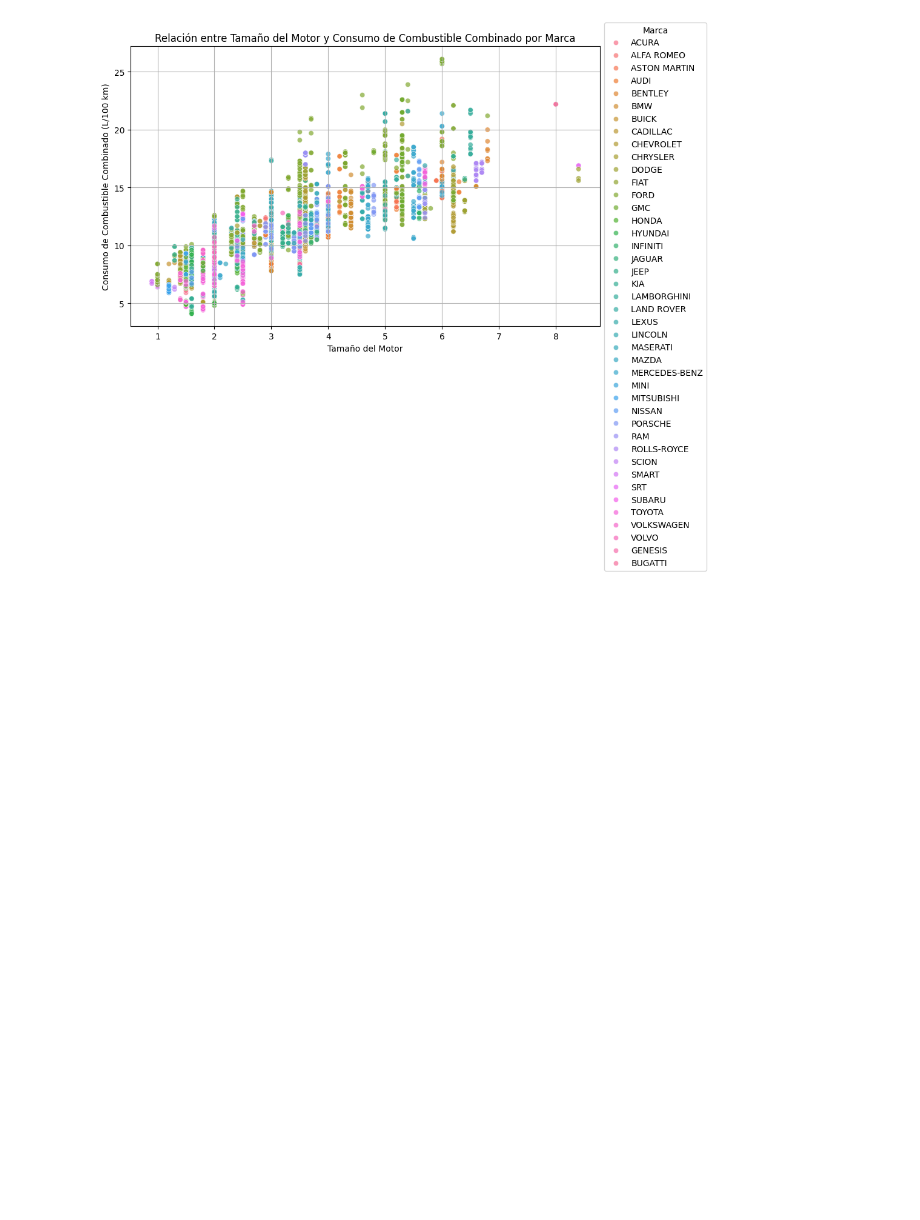
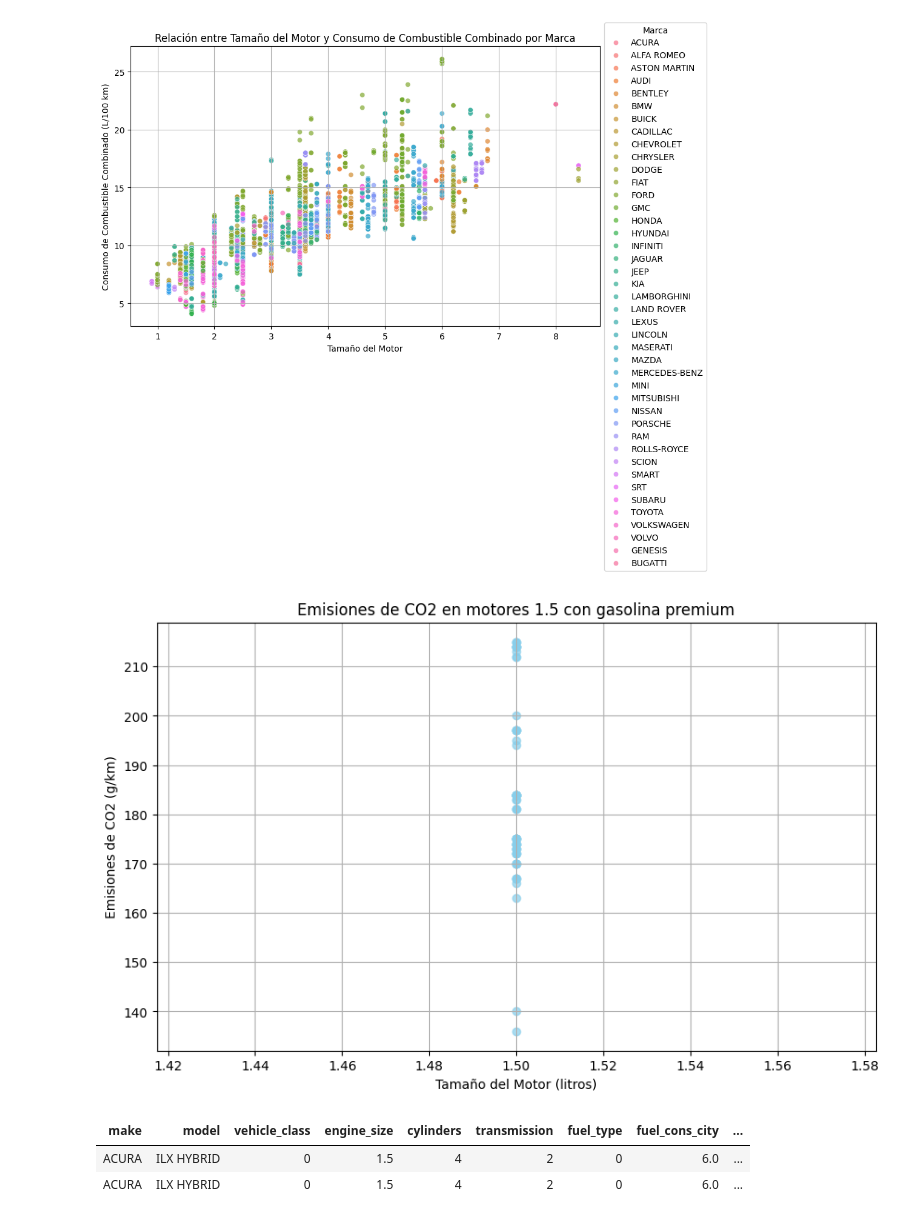
Before and after one commit to ivanortiz1/Trabajo-Final-EDA, a Jupyter notebook: eda.ipynb, the cells around one changed output. Drawn from its saved outputs; the diff is of its cells as text; code cells hidden in the pictures; blank space fills up the shorter version.

```diff
--- a/eda.ipynb
+++ b/eda.ipynb
@@ -458,3 +488,32 @@ plt.grid(True)
 plt.show()
 # %% [output]
 [figure]
+# %%
+import matplotlib.pyplot as plt
+
+# Filtrar los registros con un tamaño de motor de 2.0 litros y fuel_type igual a 0
+df_filtered = df[(df['engine_size'] == 1.5) & (df['fuel_type'] == 0)]
+
+# Obtener las emisiones de CO2 y el tamaño del motor
+co2_values = df_filtered['co2']
+engine_size_values = df_filtered['engine_size']
+
+# Graficar el diagrama de dispersión
+plt.figure(figsize=(10, 6))
+plt.scatter(engine_size_values, co2_values, color='skyblue', alpha=0.7)
+plt.xlabel('Tamaño del Motor (litros)')
+plt.ylabel('Emisiones de CO2 (g/km)')
+plt.title('Emisiones de CO2 en motores 1.5 con gasolina premium')
+plt.grid(True)
+plt.show()
+# %% [output]
+[figure, added]
+# %%
+from IPython.display import display_html
+
+df_filtered1 = df[(df['engine_size'] == 1.5) & (df['fuel_type'] == 0) & (df['co2'] < 150)]
+display_html(df_filtered1.to_html(index=False), raw=True)
+# %% [output]
+| make | model | vehicle_class | engine_size | cylinders | transmission | fuel_type | fuel_cons_city | ... |
+| ACURA | ILX HYBRID | 0 | 1.5 | 4 | 2 | 0 | 6.0 | ... |
+| ACURA | ILX HYBRID | 0 | 1.5 | 4 | 2 | 0 | 6.0 | ... |
```
Also changed, not shown: parts of 16 cells of this notebook.
